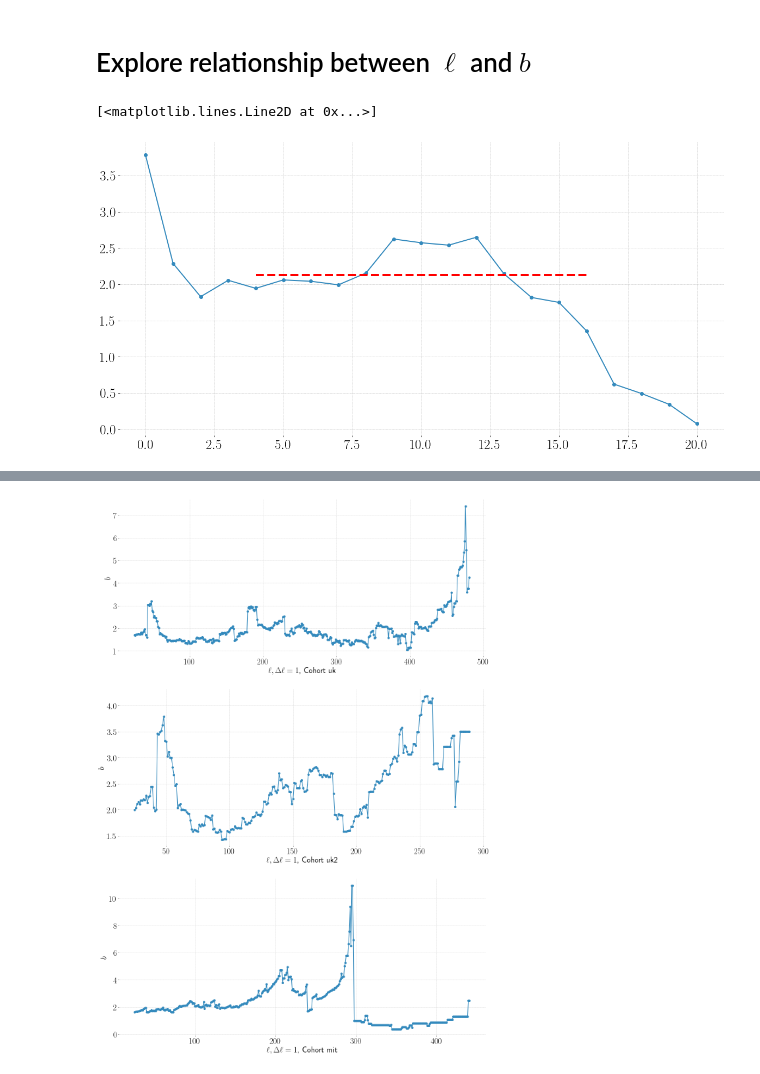
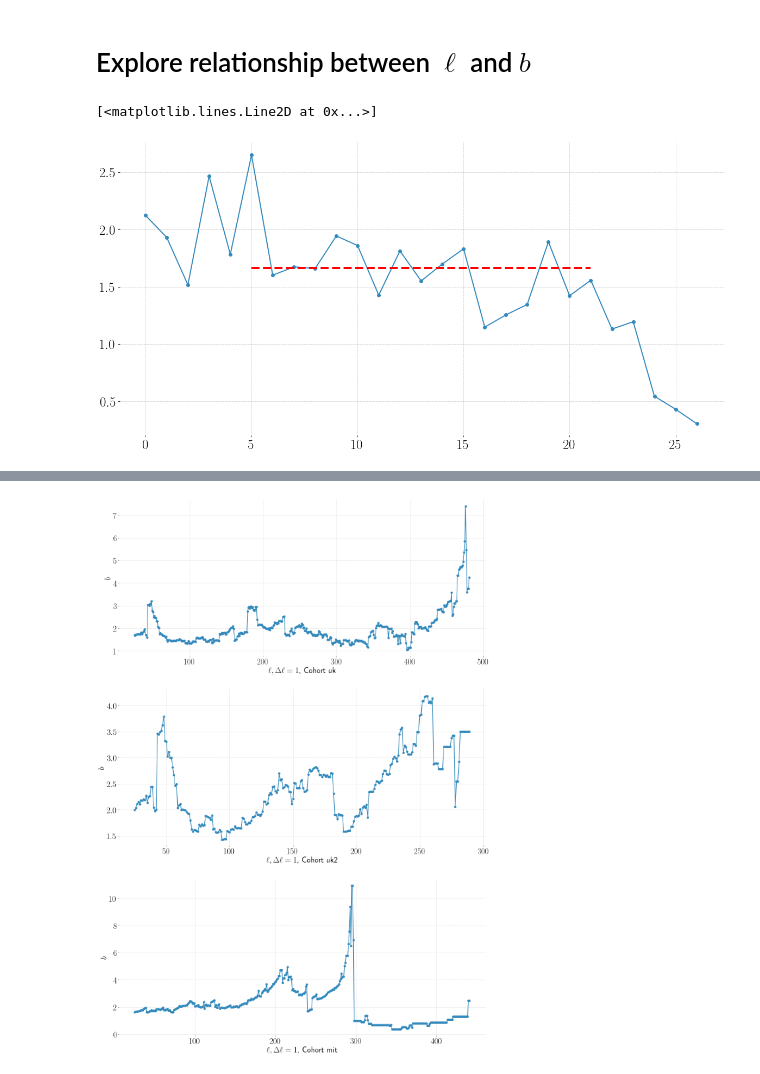
Before and after one commit to nitnelav27/comm_patterns, a Jupyter notebook: 202111.ipynb, the cells around one changed output, grey strips where cells are left out. Drawn from its saved outputs; the diff is of its cells as text; code cells hidden in the pictures.

Commit message:
before doing four tests

```diff
--- a/202111.ipynb
+++ b/202111.ipynb
@@ -360,7 +358,9 @@ test = pc.get_fal(unfiltered['uk'], 200, 300, 15)
+# %%
+test = fig1['it'][2]['f']
 # %%
-plt.plot(test['f'].index, test['f']['f'], "o-")
-points = pc.get_plateau(test['f'], pstar=0.1)
+plt.plot(test.index, test['f'], "o-")
+points = pc.get_plateau(test, pstar=0.01)
 plt.plot([x[0] for x in points], [y[1] for y in points], marker="", ls="dashed", lw=4, c="red")
 # %% [output]
 [<matplotlib.lines.Line2D at 0x...>]
-[figure, old version]
+[figure, new version]
```
Also changed, not shown: parts of 12 cells of this notebook.
